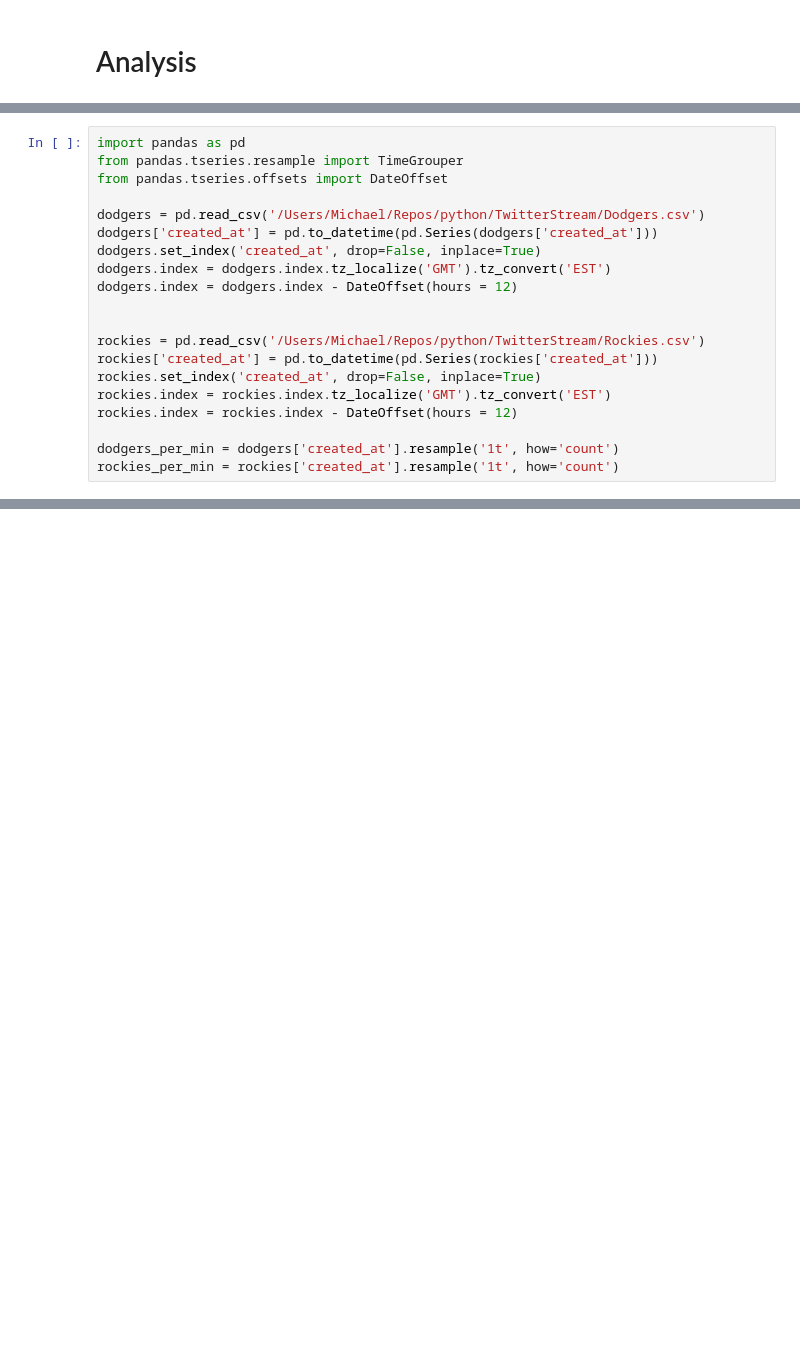
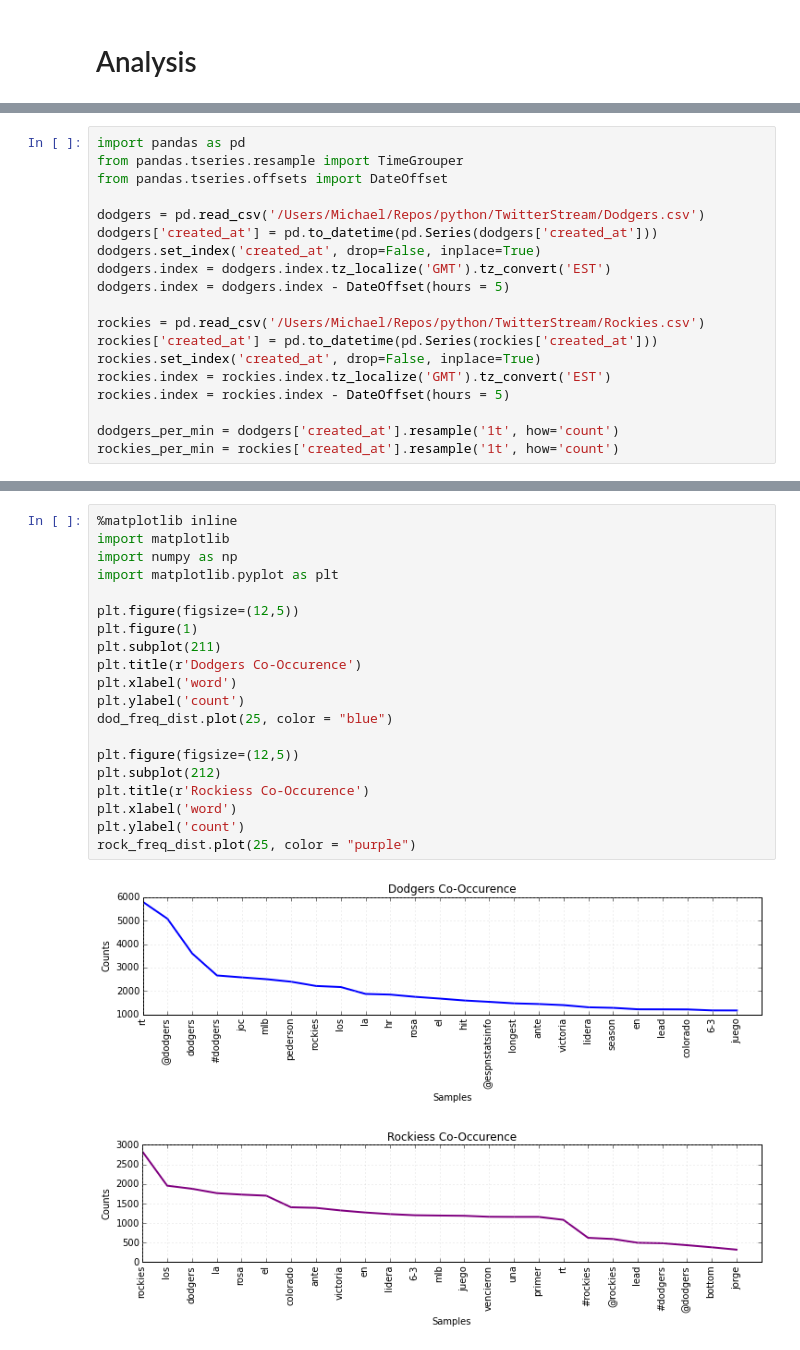
Before and after one commit to blaklaybul/python, a Jupyter notebook: TwitterStream/LA vs COL Tweet Stream.ipynb, the cells around one changed output, grey strips where cells are left out. Saved outputs shown, nothing was run; the diff lists cells and outputs as text; blank space fills up the shorter version.

```diff
--- a/TwitterStream/LA vs COL Tweet Stream.ipynb
+++ b/TwitterStream/LA vs COL Tweet Stream.ipynb
@@ -55,14 +68,13 @@ dodgers = pd.read_csv('/Users/Michael/Repos/python/TwitterStream/Dodgers.csv')
 dodgers['created_at'] = pd.to_datetime(pd.Series(dodgers['created_at']))
 dodgers.set_index('created_at', drop=False, inplace=True)
 dodgers.index = dodgers.index.tz_localize('GMT').tz_convert('EST')
-dodgers.index = dodgers.index - DateOffset(hours = 12)
-
+dodgers.index = dodgers.index - DateOffset(hours = 5)
 
 rockies = pd.read_csv('/Users/Michael/Repos/python/TwitterStream/Rockies.csv')
 rockies['created_at'] = pd.to_datetime(pd.Series(rockies['created_at']))
 rockies.set_index('created_at', drop=False, inplace=True)
 rockies.index = rockies.index.tz_localize('GMT').tz_convert('EST')
-rockies.index = rockies.index - DateOffset(hours = 12)
+rockies.index = rockies.index - DateOffset(hours = 5)
 
 dodgers_per_min = dodgers['created_at'].resample('1t', how='count')
 rockies_per_min = rockies['created_at'].resample('1t', how='count')
@@ -87,0 +137,23 @@ ImportError: No module named basemap
+# %%
+%matplotlib inline
+import matplotlib
+import numpy as np
+import matplotlib.pyplot as plt
+
+plt.figure(figsize=(12,5))
+plt.figure(1)
+plt.subplot(211)
+plt.title(r'Dodgers Co-Occurence')
+plt.xlabel('word')
+plt.ylabel('count')
+dod_freq_dist.plot(25, color = "blue")
+
+plt.figure(figsize=(12,5))
+plt.subplot(212)
+plt.title(r'Rockiess Co-Occurence')
+plt.xlabel('word')
+plt.ylabel('count')
+rock_freq_dist.plot(25, color = "purple")
+# %% [output]
+[figure, added]
+[figure, added]
```
Also changed, not shown: parts of 15 cells of this notebook, 1 other file.
